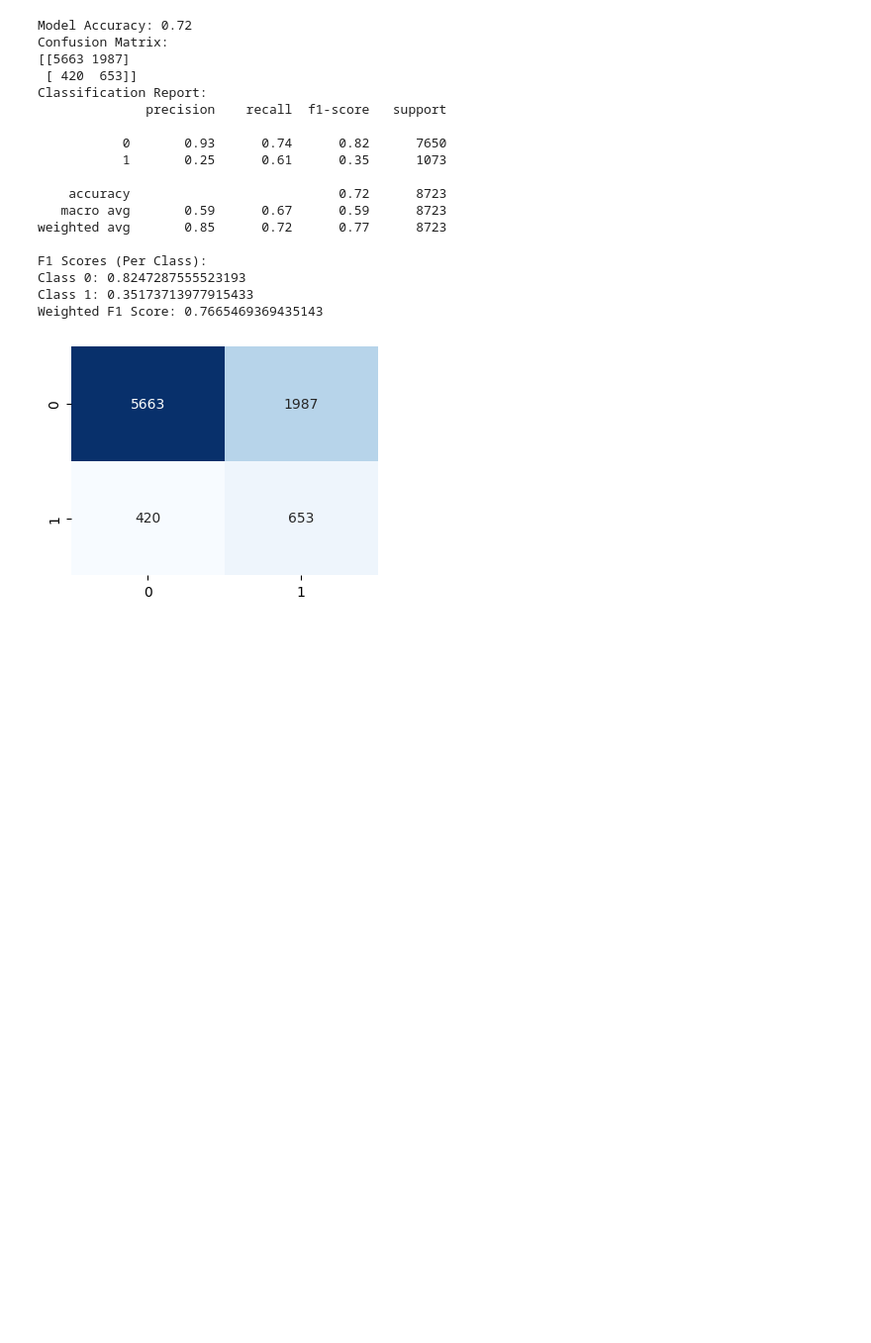
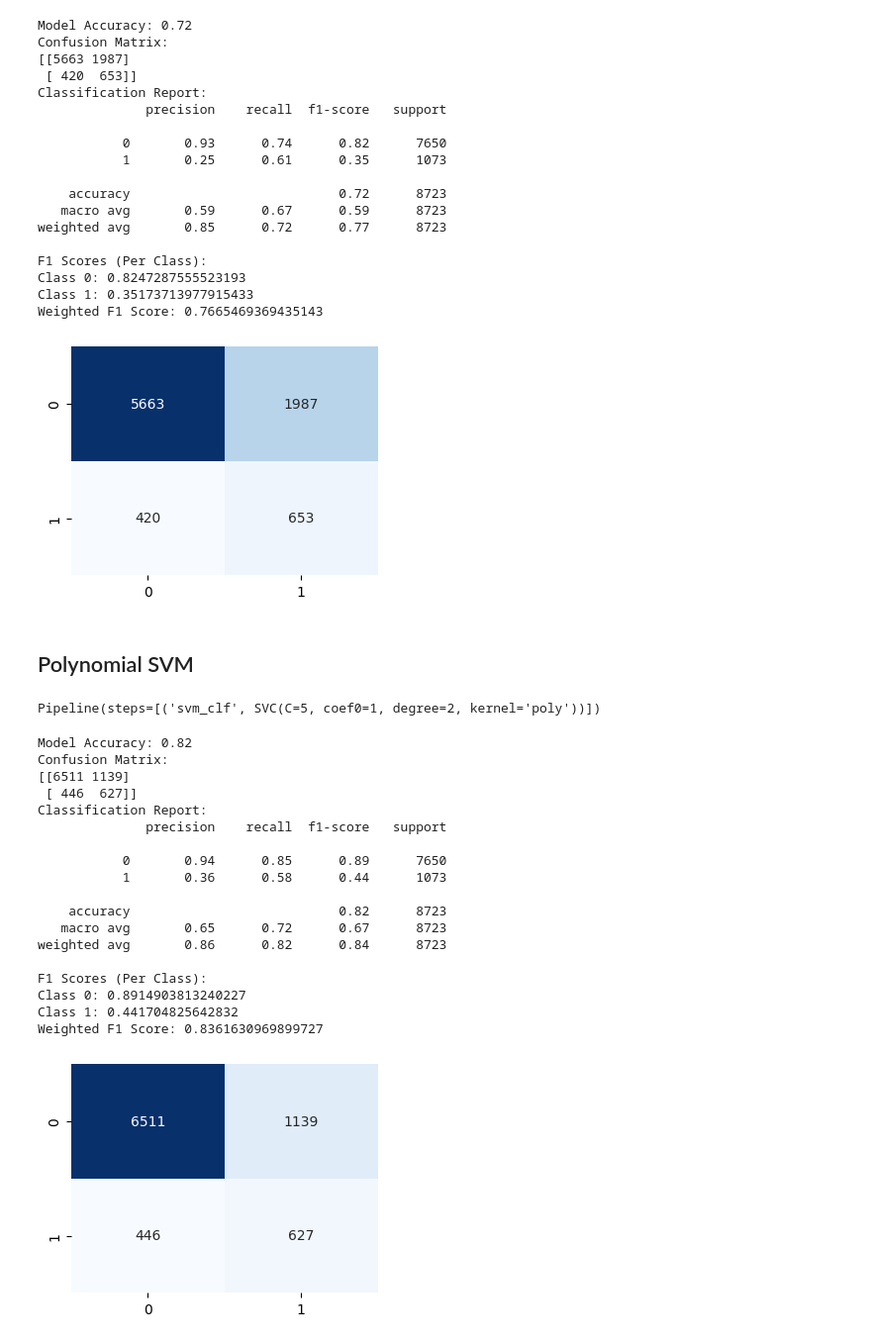
Before and after one commit to odyskypa/bank-marketing-campaign, a Jupyter notebook: notebooks/Experiments.ipynb, the cells around one changed output. Shown at 99% size. Drawn from its saved outputs; the diff is of its cells as text; code cells hidden in the pictures; blank space fills up the shorter version.

```diff
--- a/notebooks/Experiments.ipynb
+++ b/notebooks/Experiments.ipynb
@@ -553,3 +552,38 @@ Class 0: 0.8247287555523193
 Class 1: 0.35173713977915433
 Weighted F1 Score: 0.7665469369435143
 [figure]
+# %% [markdown]
+## Polynomial SVM
+# %%
+from sklearn.pipeline import Pipeline
+from sklearn.svm import SVC
+svm_clf = Pipeline([
+    ("svm_clf", SVC(kernel="poly", degree=2, coef0=1, C=5))
+])
+
+# Fit the pipeline on the training data
+svm_clf.fit(X_train, y_train)
+
+# Make predictions on the test set
+evaluate_model(svm_clf, X_test, y_test)
+# %% [output]
+Pipeline(steps=[('svm_clf', SVC(C=5, coef0=1, degree=2, kernel='poly'))])
+Model Accuracy: 0.82
+Confusion Matrix:
+[[6511 1139]
+ [ 446  627]]
+Classification Report:
+              precision    recall  f1-score   support
+
+           0       0.94      0.85      0.89      7650
+           1       0.36      0.58      0.44      1073
+
+    accuracy                           0.82      8723
+   macro avg       0.65      0.72      0.67      8723
+weighted avg       0.86      0.82      0.84      8723
+
+F1 Scores (Per Class):
+Class 0: 0.8914903813240227
+Class 1: 0.441704825642832
+Weighted F1 Score: 0.8361630969899727
+[figure, added]
```
Also changed, not shown: parts of 19 cells of this notebook.
